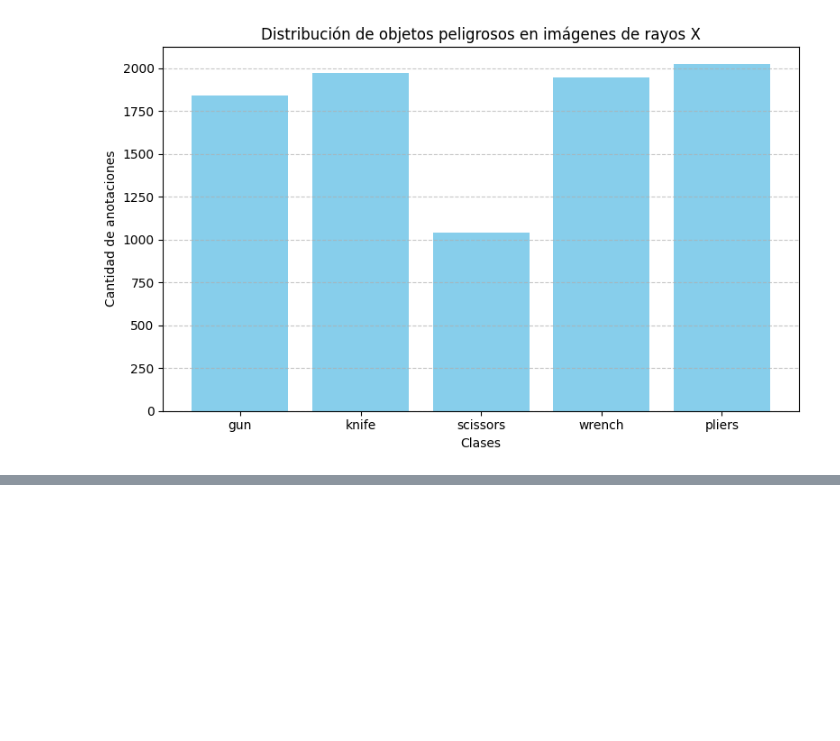
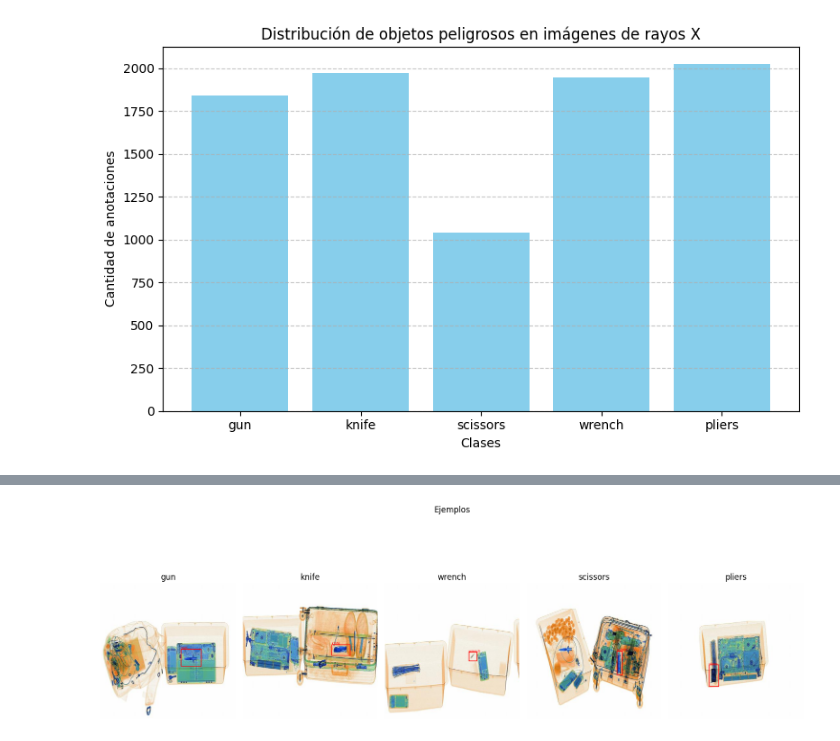
Before and after one commit to Chelodromo/vpcII_carreras_fajardo_mas, a Jupyter notebook: trabajo_integrador_x_ray.ipynb, the cells around one changed output, grey strips where cells are left out. Cells and saved outputs as stored; diff of their text form; code cells hidden in the pictures; blank space fills up the shorter version.

```diff
--- a/trabajo_integrador_x_ray.ipynb
+++ b/trabajo_integrador_x_ray.ipynb
@@ -113,0 +265,68 @@ plt.show()
+# %%
+import os
+import glob
+from PIL import Image, ImageDraw
+import matplotlib.pyplot as plt
+
+# Nombres de clases reales
+nombres_clases = ['gun', 'knife', 'wrench', 'scissors', 'pliers']
+
+# Ruta base
+base_dir = os.path.join(os.getcwd(), "ds_xray")
+image_dir = os.path.join(base_dir, "train", "images")
+label_dir = os.path.join(base_dir, "train", "labels")
+
+# Mapear archivos por clase
+mapa_clase_a_archivo = {}
+
+# Recorrer etiquetas y guardar una imagen por clase
+label_files = glob.glob(os.path.join(label_dir, '*.txt'))
+for label_file in label_files:
+    with open(label_file, 'r') as f:
+        contenido = f.read()
+        for line in contenido.strip().split('\n'):
+            if line.strip():
+                class_id = int(line.strip().split()[0])
+                if class_id not in mapa_clase_a_archivo:
+                    base = os.path.basename(label_file).replace('.txt', '.jpg')
+                    if os.path.exists(os.path.join(image_dir, base)):
+                        mapa_clase_a_archivo[class_id] = base
+                if len(mapa_clase_a_archivo) == 5:
+                    break
+    if len(mapa_clase_a_archivo) == 5:
+        break
+
+# Mostrar las 5 imágenes con anotaciones
+plt.figure(figsize=(15, 6))
+for i, (class_id, img_file) in enumerate(sorted(mapa_clase_a_archivo.items())):
+    img_path = os.path.join(image_dir, img_file)
+    label_path = os.path.join(label_dir, img_file.replace('.jpg', '.txt'))
+
+    image = Image.open(img_path).convert("RGB")
+    draw = ImageDraw.Draw(image)
+    w, h = image.size
+
+    # Dibujar bounding boxes
+    with open(label_path, 'r') as f:
+        for line in f:
+            parts = line.strip().split()
+            if len(parts) == 5:
+                cls, x_center, y_center, width, height = map(float, parts)
+                x1 = (x_center - width / 2) * w
+                y1 = (y_center - height / 2) * h
+                x2 = (x_center + width / 2) * w
+                y2 = (y_center + height / 2) * h
+                draw.rectangle([x1, y1, x2, y2], outline="red", width=2)
+                draw.text((x1, y1 - 10), nombres_clases[int(cls)], fill="red")
+
+    # Mostrar
+    plt.subplot(1, 5, i + 1)
+    plt.imshow(image)
+    plt.title(nombres_clases[class_id])
+    plt.axis("off")
+
+plt.suptitle("Ejemplos")
+plt.tight_layout()
+plt.show()
+# %% [output]
+[figure, added]
```
Also changed, not shown: parts of 5 cells of this notebook.
